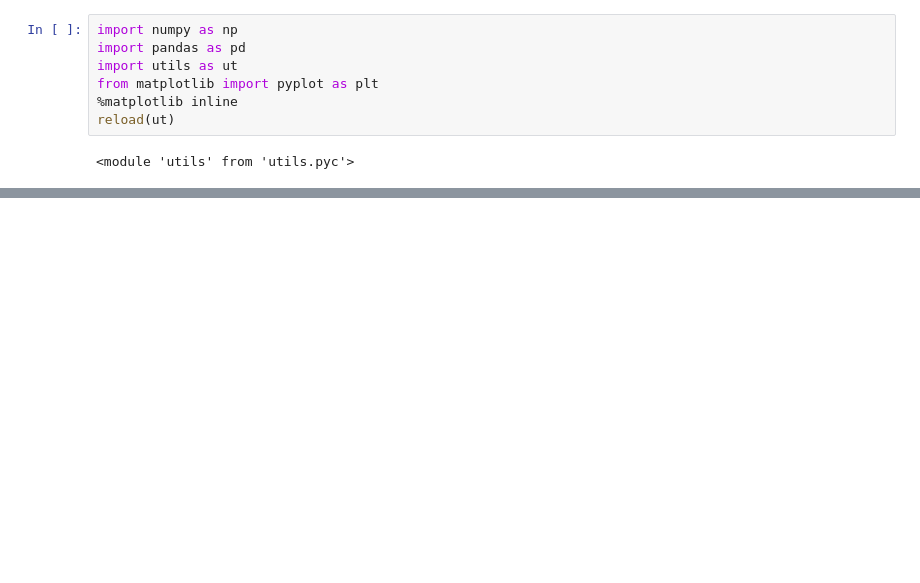
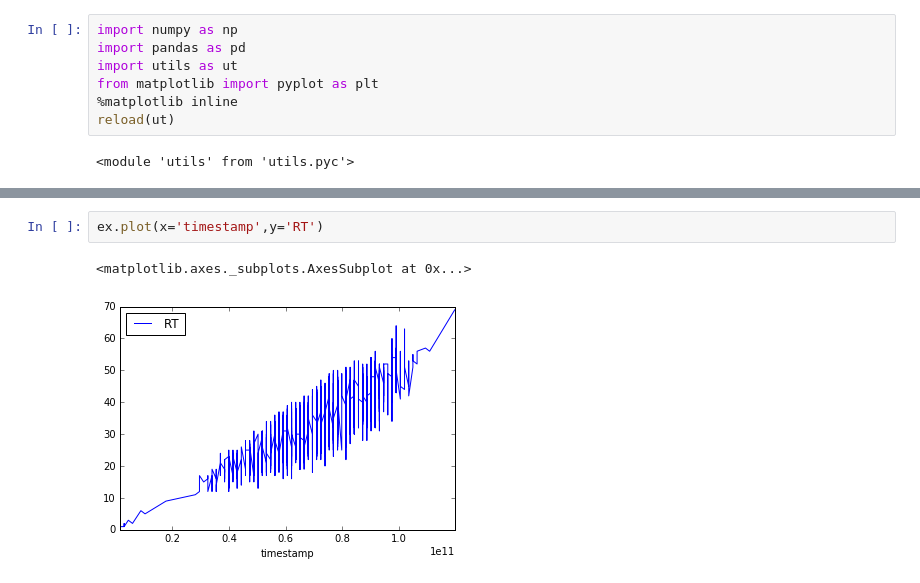
Before and after one commit to dgmiller/rattlesnake, a Jupyter notebook: final_project/election.ipynb, the cells around one changed output, grey strips where cells are left out. Saved outputs shown, nothing was run; the diff lists cells and outputs as text; blank space fills up the shorter version.

```diff
--- a/final_project/election.ipynb
+++ b/final_project/election.ipynb
@@ -89,0 +91,5 @@ hrc_df_dates.get_group(hrc_df_dates.groups.keys()[9]).tail()
+# %%
+ex.plot(x='timestamp',y='RT')
+# %% [output]
+<matplotlib.axes._subplots.AxesSubplot at 0x...>
+[figure, added]
```
Also changed, not shown: parts of 11 cells of this notebook.
